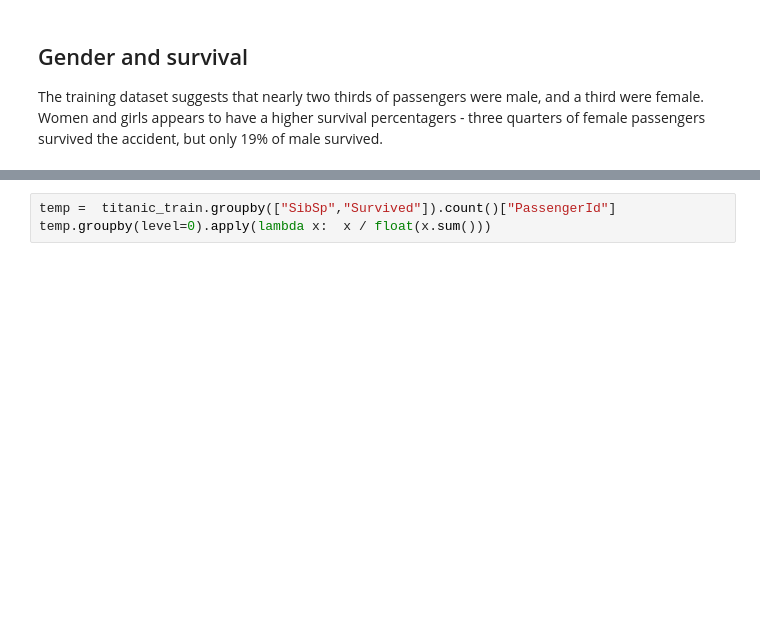
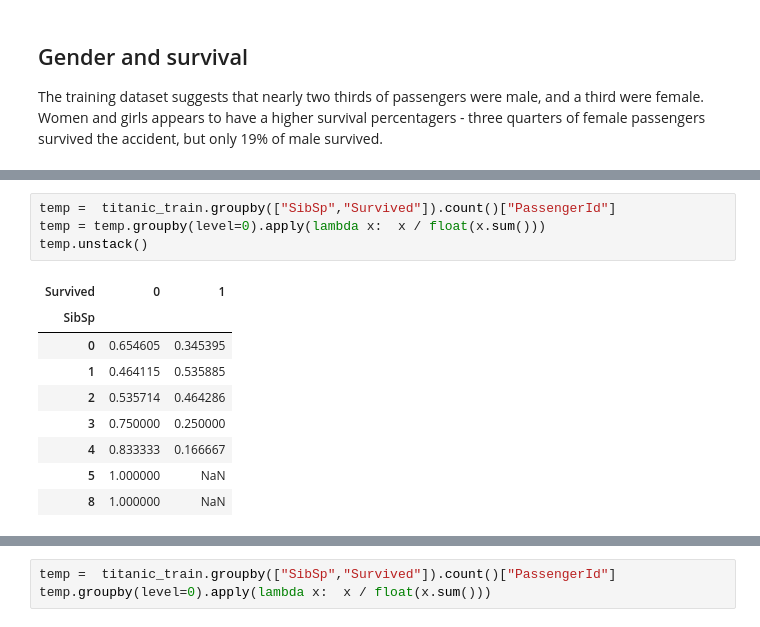
Before and after one commit to patRyserWelch8/KaggleTitanic, a Jupyter notebook: titanic.ipynb, the cells around one changed output, grey strips where cells are left out. Cells and saved outputs as stored; diff of their text form; blank space fills up the shorter version.

```diff
--- a/titanic.ipynb
+++ b/titanic.ipynb
@@ -329,2 +325,16 @@ plt.hist(titanic_train.Age, bins = 80)
+# %%
+temp =  titanic_train.groupby(["SibSp","Survived"]).count()["PassengerId"]
+temp = temp.groupby(level=0).apply(lambda x:  x / float(x.sum()))
+temp.unstack()
+# %% [output]
+| Survived | 0 | 1 |
+| SibSp |  |  |
+| 0 | 0.654605 | 0.345395 |
+| 1 | 0.464115 | 0.535885 |
+| 2 | 0.535714 | 0.464286 |
+| 3 | 0.750000 | 0.250000 |
+| 4 | 0.833333 | 0.166667 |
+| 5 | 1.000000 | NaN |
+| 8 | 1.000000 | NaN |
 # %%
 plt.hist(titanic_train.SibSp, bins = 8)
```
Also changed, not shown: parts of 13 cells of this notebook.
